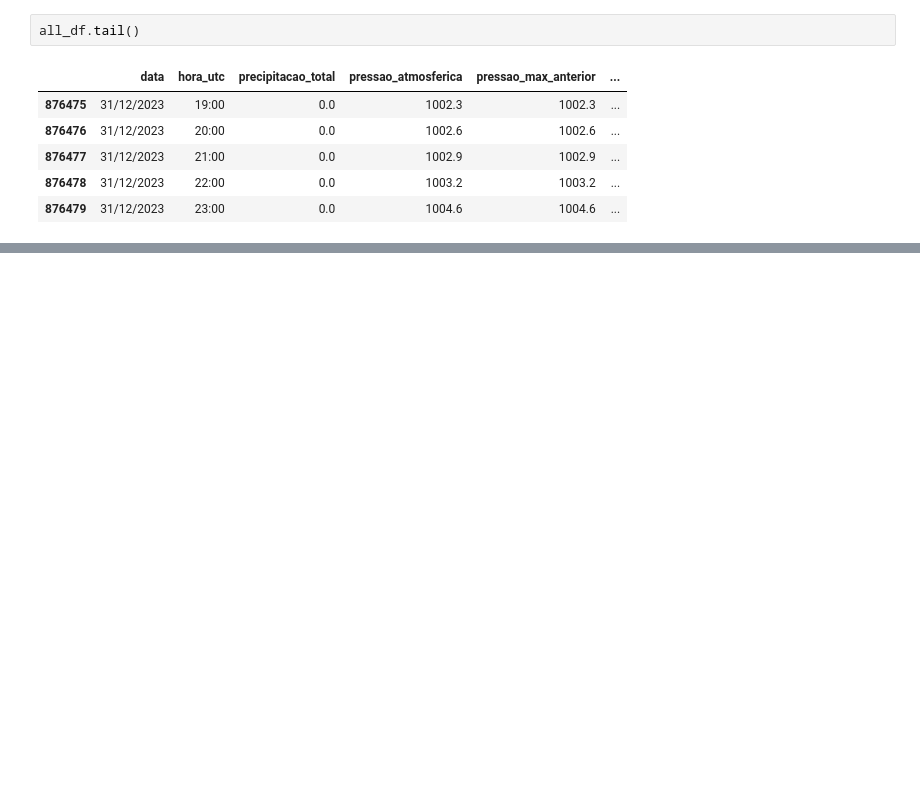
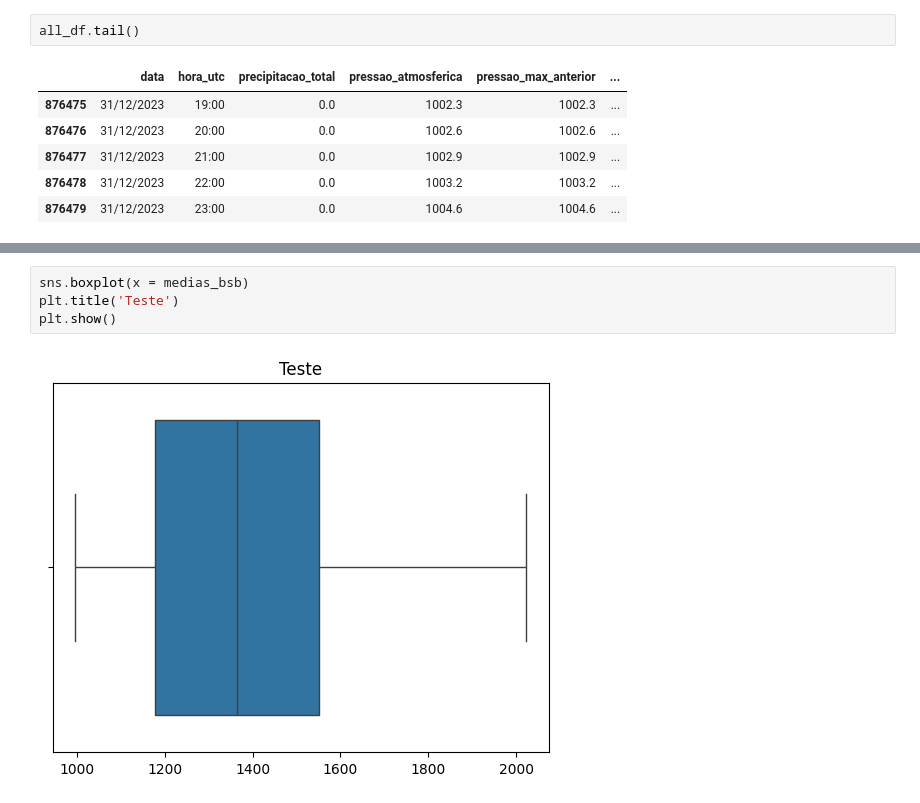
Before and after one commit to ThiagoAdriano1/Trabalho_Estatistica_1, a Jupyter notebook: Analise.ipynb, the cells around one changed output, grey strips where cells are left out. Saved outputs shown, nothing was run; the diff lists cells and outputs as text; blank space fills up the shorter version.

```diff
--- a/Analise.ipynb
+++ b/Analise.ipynb
@@ -505,0 +395,6 @@ all_df.tail()
+# %%
+sns.boxplot(x = medias_bsb)
+plt.title('Teste')
+plt.show()
+# %% [output]
+[figure, added]
```
Also changed, not shown: parts of 73 cells of this notebook.
